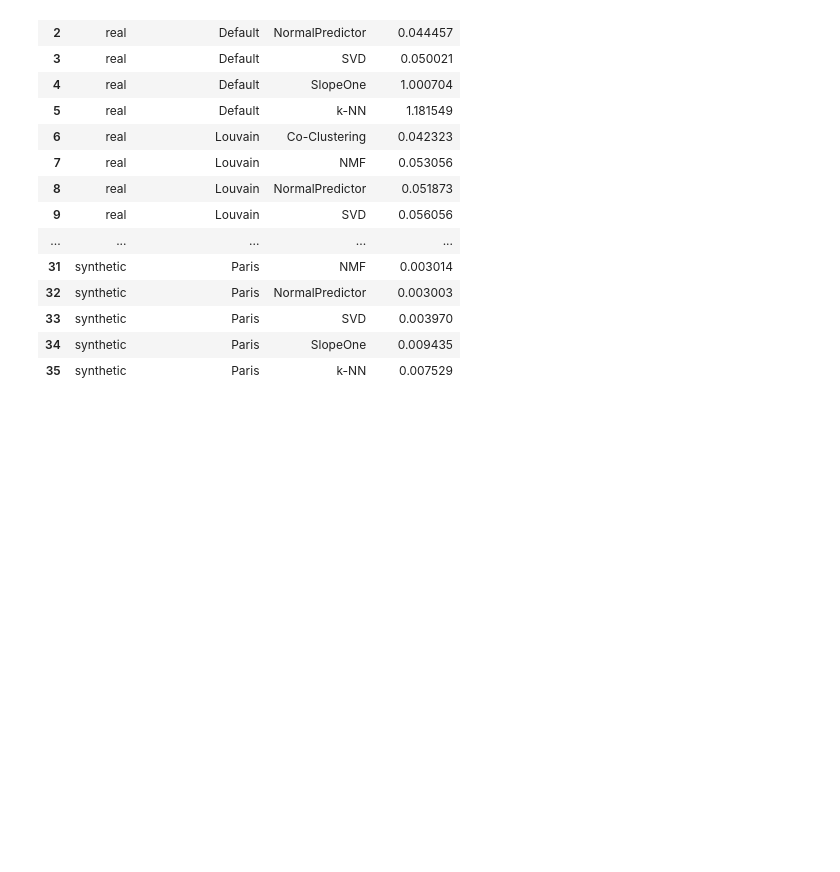
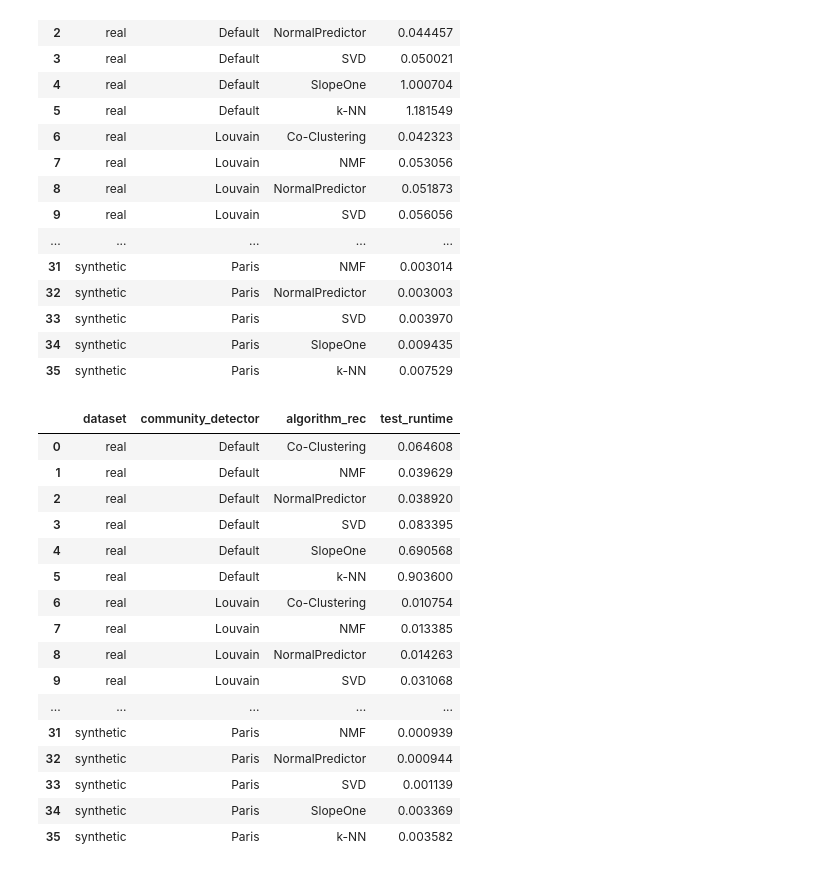
Before and after one commit to ryan-dutra/Collaborative-filtering, a Jupyter notebook: notebooks/summarization_of_cost.ipynb, the cells around one changed output. Drawn from its saved outputs; the diff is of its cells as text; code cells hidden in the pictures; blank space fills up the shorter version.

```diff
--- a/notebooks/summarization_of_cost.ipynb
+++ b/notebooks/summarization_of_cost.ipynb
@@ -170,6 +205,26 @@ df
 | 33 | synthetic | Paris | SVD | 0.003970 |
 | 34 | synthetic | Paris | SlopeOne | 0.009435 |
 | 35 | synthetic | Paris | k-NN | 0.007529 |
+# %%
+display(errors)
+# %% [output]
+|  | dataset | community_detector | algorithm_rec | test_runtime |
+| 0 | real | Default | Co-Clustering | 0.064608 |
+| 1 | real | Default | NMF | 0.039629 |
+| 2 | real | Default | NormalPredictor | 0.038920 |
+| 3 | real | Default | SVD | 0.083395 |
+| 4 | real | Default | SlopeOne | 0.690568 |
+| 5 | real | Default | k-NN | 0.903600 |
+| 6 | real | Louvain | Co-Clustering | 0.010754 |
+| 7 | real | Louvain | NMF | 0.013385 |
+| 8 | real | Louvain | NormalPredictor | 0.014263 |
+| 9 | real | Louvain | SVD | 0.031068 |
+| ... | ... | ... | ... | ... |
+| 31 | synthetic | Paris | NMF | 0.000939 |
+| 32 | synthetic | Paris | NormalPredictor | 0.000944 |
+| 33 | synthetic | Paris | SVD | 0.001139 |
+| 34 | synthetic | Paris | SlopeOne | 0.003369 |
+| 35 | synthetic | Paris | k-NN | 0.003582 |
 # %%
 models = list(
     set(
```
Also changed, not shown: parts of 5 cells of this notebook, 3 other files.
